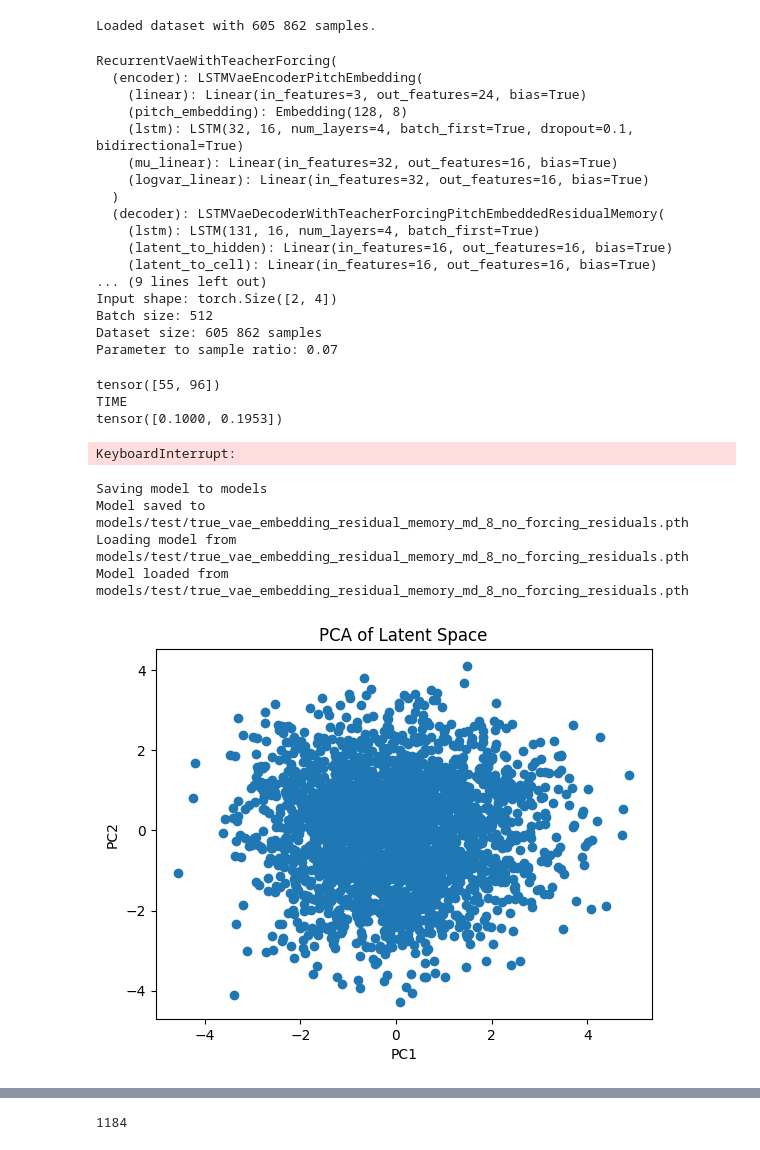
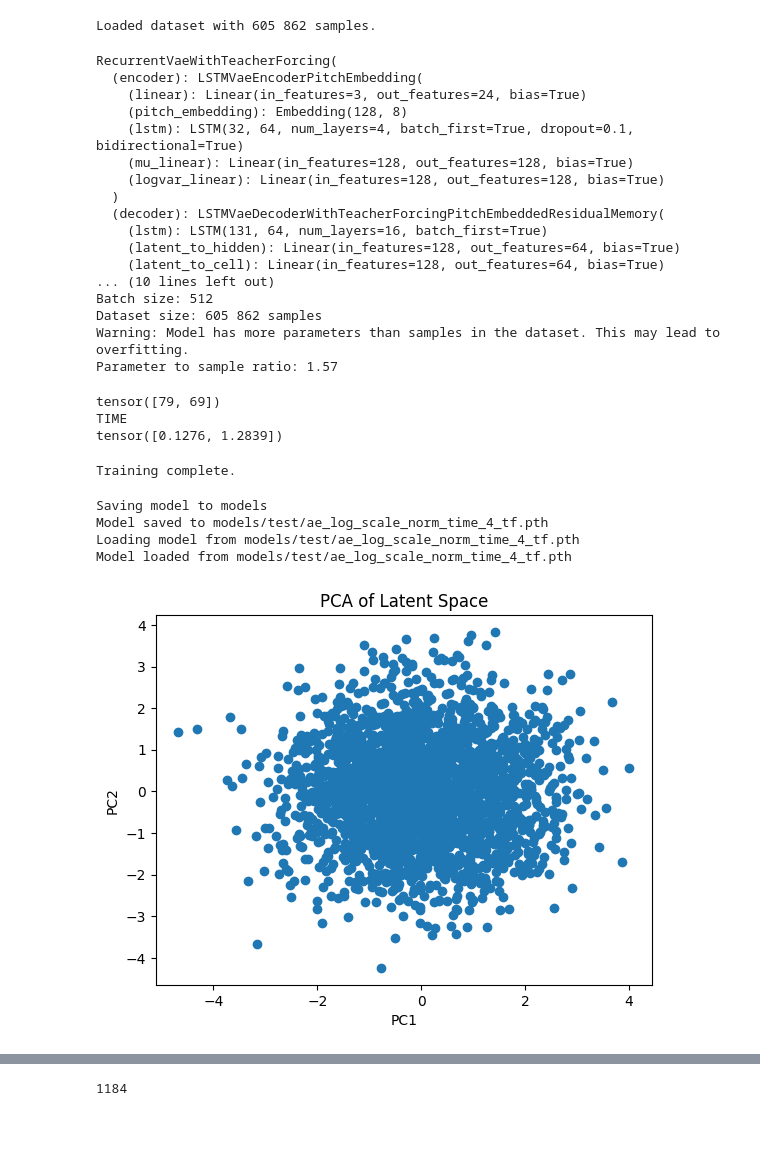
Before and after one commit to T04STER/MidiRepGen, a Jupyter notebook: tests_events.ipynb, the cells around one changed output, grey strips where cells are left out. Saved outputs shown, nothing was run; the diff lists cells and outputs as text; code cells hidden in the pictures.

```diff
--- a/tests_events.ipynb
+++ b/tests_events.ipynb
@@ -52,11 +52,12 @@ import torch
 from src.models.representation.vae.vae_loss import VaeLossWithCrossEntropy
 
 
-RUN_NAME = f"test/true_vae_embedding_residual_memory_md_8_no_forcing_residuals"
-LATENT_DIM = 16
-EPOCHS = 1_000
-ENC_HIDDEN_DIM = 16
-DEC_HIDDEN_DIM = 16
+RUN_NAME = f"test/ae_log_scale_norm_time_4_tf"
+LATENT_DIM = 32 * 4 # sequence length of 4, so we have 16 dimensions per step
+EPOCHS = 50
+ENC_HIDDEN_DIM = 16 * 4
+DEC_HIDDEN_DIM = 16 * 4
+DEC_FC_OUTPUT = 16
 
 log_hyperparams = {
     "latent_dim": LATENT_DIM,
@@ -78,25 +79,25 @@ encoder = LSTMVaeEncoderPitchEmbedding(
 decoder = LSTMVaeDecoderWithTeacherForcingPitchEmbeddedResidualMemory(
     LATENT_DIM,
     DEC_HIDDEN_DIM,
+    DEC_FC_OUTPUT,
     4,
-    2,
-    teacher_forcing_ratio=0,
-    teacher_forcing_decrease=0.003
+    teacher_forcing_ratio=1,
+    teacher_forcing_decrease=0.05
 )
 
 vae = RecurrentVaeWithTeacherForcing(encoder, decoder).cuda()
 
 MAX_DELTA_TIME = 2
 MIN_NOTE_DURATION = 0.1
+SEQUENCE_LENGTH = 4
 
 def collate_fn(batch):
     """
     Custom collate function to handle variable-length sequences in the batch.
     """
     batch = torch.stack(batch, dim=0)
-    batch = batch[:,:2,:]
-    batch[:, :, 2:] = batch[:, :, 2:].clamp_max(MAX_DELTA_TIME)
-    batch[:, :, 2] = batch[:, :, 2].clamp_min(MIN_NOTE_DURATION)
+    batch = batch[:,:SEQUENCE_LENGTH,:]
+    batch[:, :, 2:] = batch[:, :, 2:].clamp(min=MIN_NOTE_DURATION, max=MAX_DELTA_TIME)
     return batch
 
 midi_dataloader = DataLoader(
@@ -137,19 +138,19 @@ RecurrentVaeWithTeacherForcing(
   (encoder): LSTMVaeEncoderPitchEmbedding(
     (linear): Linear(in_features=3, out_features=24, bias=True)
     (pitch_embedding): Embedding(128, 8)
-    (lstm): LSTM(32, 16, num_layers=4, batch_first=True, dropout=0.1, bidirectional=True)
-    (mu_linear): Linear(in_features=32, out_features=16, bias=True)
-    (logvar_linear): Linear(in_features=32, out_features=16, bias=True)
+    (lstm): LSTM(32, 64, num_layers=4, batch_first=True, dropout=0.1, bidirectional=True)
+    (mu_linear): Linear(in_features=128, out_features=128, bias=True)
+    (logvar_linear): Linear(in_features=128, out_features=128, bias=True)
   )
   (decoder): LSTMVaeDecoderWithTeacherForcingPitchEmbeddedResidualMemory(
-    (lstm): LSTM(131, 16, num_layers=4, batch_first=True)
-    (latent_to_hidden): Linear(in_features=16, out_features=16, bias=True)
-    (latent_to_cell): Linear(in_features=16, out_features=16, bias=True)
-... (9 lines left out)
-Input shape: torch.Size([2, 4])
+    (lstm): LSTM(131, 64, num_layers=16, batch_first=True)
+    (latent_to_hidden): Linear(in_features=128, out_features=64, bias=True)
+    (latent_to_cell): Linear(in_features=128, out_features=64, bias=True)
+... (10 lines left out)
 Batch size: 512
 Dataset size: 605 862 samples
-Parameter to sample ratio: 0.07
+Warning: Model has more parameters than samples in the dataset. This may lead to overfitting.
+Parameter to sample ratio: 1.57
 # %%
 ep = (t[2] * torch.tensor([1, 127, 1, 1]))
 
@@ -158,56 +159,62 @@ print(ep[0][0:2].long())
 print("TIME ")
 print(ep[0][2:])
 # %% [output]
-tensor([55, 96])
+tensor([79, 69])
 TIME
-tensor([0.1000, 0.1953])
+tensor([0.1276, 1.2839])
 # %%
 trainer.train(midi_dataloader, epochs=EPOCHS)
 # %% [output]
-KeyboardInterrupt:
+Training complete.
 # %%
 trainer.save_model(f"models/")
 trainer.load_model(f"models/{RUN_NAME}.pth")
 # %% [output]
 Saving model to models
-Model saved to models/test/true_vae_embedding_residual_memory_md_8_no_forcing_residuals.pth
-Loading model from models/test/true_vae_embedding_residual_memory_md_8_no_forcing_residuals.pth
-Model loaded from models/test/true_vae_embedding_residual_memory_md_8_no_forcing_residuals.pth
+Model saved to models/test/ae_log_scale_norm_time_4_tf.pth
+Loading model from models/test/ae_log_scale_norm_time_4_tf.pth
+Model loaded from models/test/ae_log_scale_norm_time_4_tf.pth
 # %%
 import matplotlib.pyplot as plt
 import numpy as np
 from sklearn.decomposition import PCA
 from tqdm import tqdm
 
-
+def disable_teacher_forcing(vae ):
+    """
+    Disable teacher forcing in the VAE model.
+    """
+    vae.decoder.teacher_forcing_ratio = 0
+    vae.decoder.teacher_forcing_decrease = 0
 
 @torch.inference_mode
 def plot_pca(samples: list[tuple[torch.Tensor, torch.Tensor]]):
     all_latents = []
     for mu, logvar in samples:
         reparam = mu + torch.randn_like(logvar) * torch.exp(0.5 * logvar)
         all_latents.append(reparam.cpu().numpy())
 
     all_latents = np.concatenate(all_latents, axis=0)
     pca = PCA(n_components=2)
     reduced = pca.fit_transform(all_latents)
 
     plt.scatter(reduced[:, 0], reduced[:, 1])
     plt.title("PCA of Latent Space")
     plt.xlabel("PC1")
     plt.ylabel("PC2")
     plt.show()
 
 vae.eval()
+disable_teacher_forcing(vae)
 eg_samples = []
 for i in tqdm(range(5)):
     t = next(iter(midi_dataloader))
     mu, logvar = vae.encoder(t.cuda())
     eg_samples.append((mu, logvar))
 
 plot_pca(eg_samples)
 # %% [output]
-[figure, old version]
+[figure, new version]
 # %%
 import pretty_midi
 
```
Also changed, not shown: parts of 17 cells of this notebook, 5 other files.
